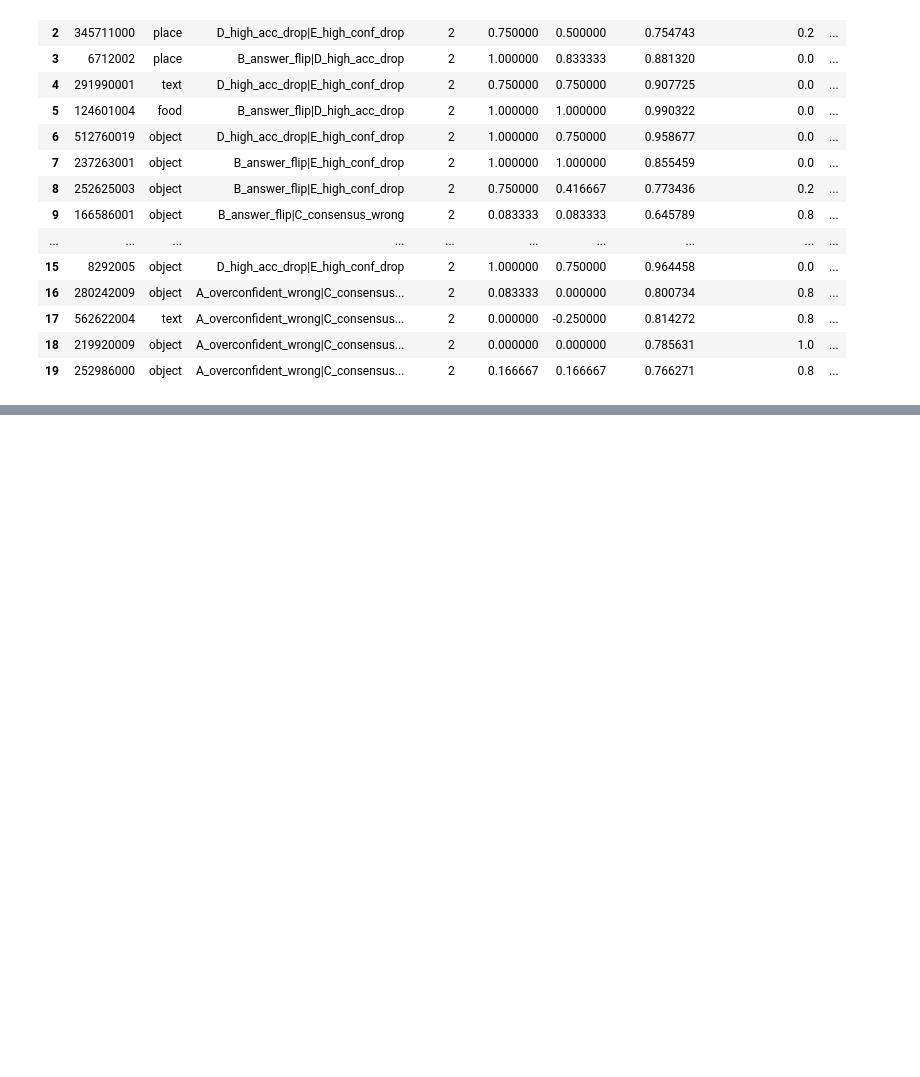
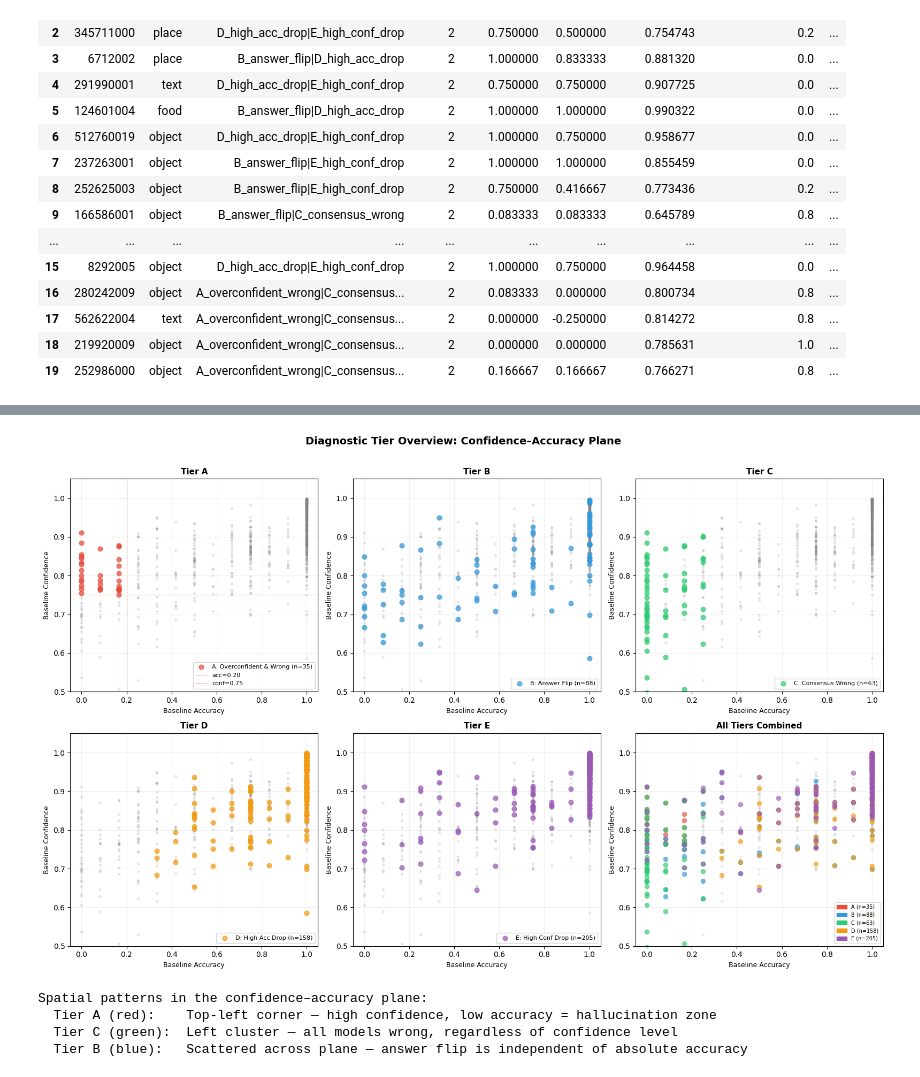
Before and after one commit to unolop/HPA, a Jupyter notebook: analysis/notebook/question_sampling.ipynb, the cells around one changed output, grey strips where cells are left out. Cells and saved outputs as stored; diff of their text form; code cells hidden in the pictures; blank space fills up the shorter version.

```diff
--- a/analysis/notebook/question_sampling.ipynb
+++ b/analysis/notebook/question_sampling.ipynb
@@ -331,0 +332,72 @@ review_df[display_cols].head(20)
+# %%
+import matplotlib.pyplot as plt
+import matplotlib.patches as mpatches
+import os
+
+FIGURES_DIR = '/home/david/Desktop/yuna/HPA/analysis/figures'
+os.makedirs(FIGURES_DIR, exist_ok=True)
+
+tier_info = {
+    'A': {'mask': qdf['overconfident_wrong'],          'color': '#e74c3c', 'label': 'A: Overconfident & Wrong'},
+    'B': {'mask': qdf['mean_output_changes'] > 2,      'color': '#3498db', 'label': 'B: Answer Flip'},
+    'C': {'mask': qdf['consensus_wrong'],               'color': '#2ecc71', 'label': 'C: Consensus Wrong'},
+    'D': {'mask': qdf['acc_drop'] > 0.3,               'color': '#f39c12', 'label': 'D: High Acc Drop'},
+    'E': {'mask': qdf['conf_drop'] > 0.05,             'color': '#9b59b6', 'label': 'E: High Conf Drop'},
+}
+
+fig, axes = plt.subplots(2, 3, figsize=(16, 10))
+fig.suptitle('Diagnostic Tier Overview: Confidence–Accuracy Plane', fontsize=14, fontweight='bold', y=1.01)
+axes_flat = axes.flatten()
+
+for idx, (tier_key, info) in enumerate(tier_info.items()):
+    ax = axes_flat[idx]
+    # Background: all 1K questions
+    ax.scatter(qdf['acc_baseline'], qdf['conf_baseline'], s=8, alpha=0.15, color='gray', zorder=1)
+    # Highlighted tier
+    subset = qdf[info['mask']]
+    ax.scatter(subset['acc_baseline'], subset['conf_baseline'],
+               s=40, alpha=0.7, color=info['color'], zorder=2,
+               label=f"{info['label']} (n={len(subset)})")
+    # Tier A thresholds
+    if tier_key == 'A':
+        ax.axvline(0.2, color='#e74c3c', linestyle='--', linewidth=0.8, alpha=0.6, label='acc=0.20')
+        ax.axhline(0.75, color='#e74c3c', linestyle='--', linewidth=0.8, alpha=0.6, label='conf=0.75')
+    ax.set_xlabel('Baseline Accuracy', fontsize=9)
+    ax.set_ylabel('Baseline Confidence', fontsize=9)
+    ax.set_xlim(-0.05, 1.05)
+    ax.set_ylim(0.5, 1.05)
+    ax.legend(fontsize=8, loc='lower right')
+    ax.set_title(f'Tier {tier_key}', fontsize=11, fontweight='bold')
+    ax.grid(True, alpha=0.2)
+
+# Combined panel
+ax_all = axes_flat[5]
+ax_all.scatter(qdf['acc_baseline'], qdf['conf_baseline'], s=8, alpha=0.12, color='gray', zorder=1)
+handles = []
+for tier_key, info in tier_info.items():
+    subset = qdf[info['mask']]
+    ax_all.scatter(subset['acc_baseline'], subset['conf_baseline'],
+                   s=35, alpha=0.6, color=info['color'], zorder=2)
+    handles.append(mpatches.Patch(color=info['color'], label=f"{info['label'].split(':')[0]} (n={len(subset)})"))
+ax_all.set_xlabel('Baseline Accuracy', fontsize=9)
+ax_all.set_ylabel('Baseline Confidence', fontsize=9)
+ax_all.set_xlim(-0.05, 1.05)
+ax_all.set_ylim(0.5, 1.05)
+ax_all.legend(handles=handles, fontsize=7, loc='lower right')
+ax_all.set_title('All Tiers Combined', fontsize=11, fontweight='bold')
+ax_all.grid(True, alpha=0.2)
+
+plt.tight_layout()
+plt.savefig(f'{FIGURES_DIR}/tier_overview_scatter.png', dpi=150, bbox_inches='tight')
+plt.show()
+
+print("Spatial patterns in the confidence–accuracy plane:")
+print("  Tier A (red):    Top-left corner — high confidence, low accuracy = hallucination zone")
+print("  Tier C (green):  Left cluster — all models wrong, regardless of confidence level")
+print("  Tier B (blue):   Scattered across plane — answer flip is independent of absolute accuracy")
+# %% [output]
+[figure, added]
+Spatial patterns in the confidence–accuracy plane:
+  Tier A (red):    Top-left corner — high confidence, low accuracy = hallucination zone
+  Tier C (green):  Left cluster — all models wrong, regardless of confidence level
+  Tier B (blue):   Scattered across plane — answer flip is independent of absolute accuracy
```
Also changed, not shown: parts of 8 cells of this notebook, 8 other files.
